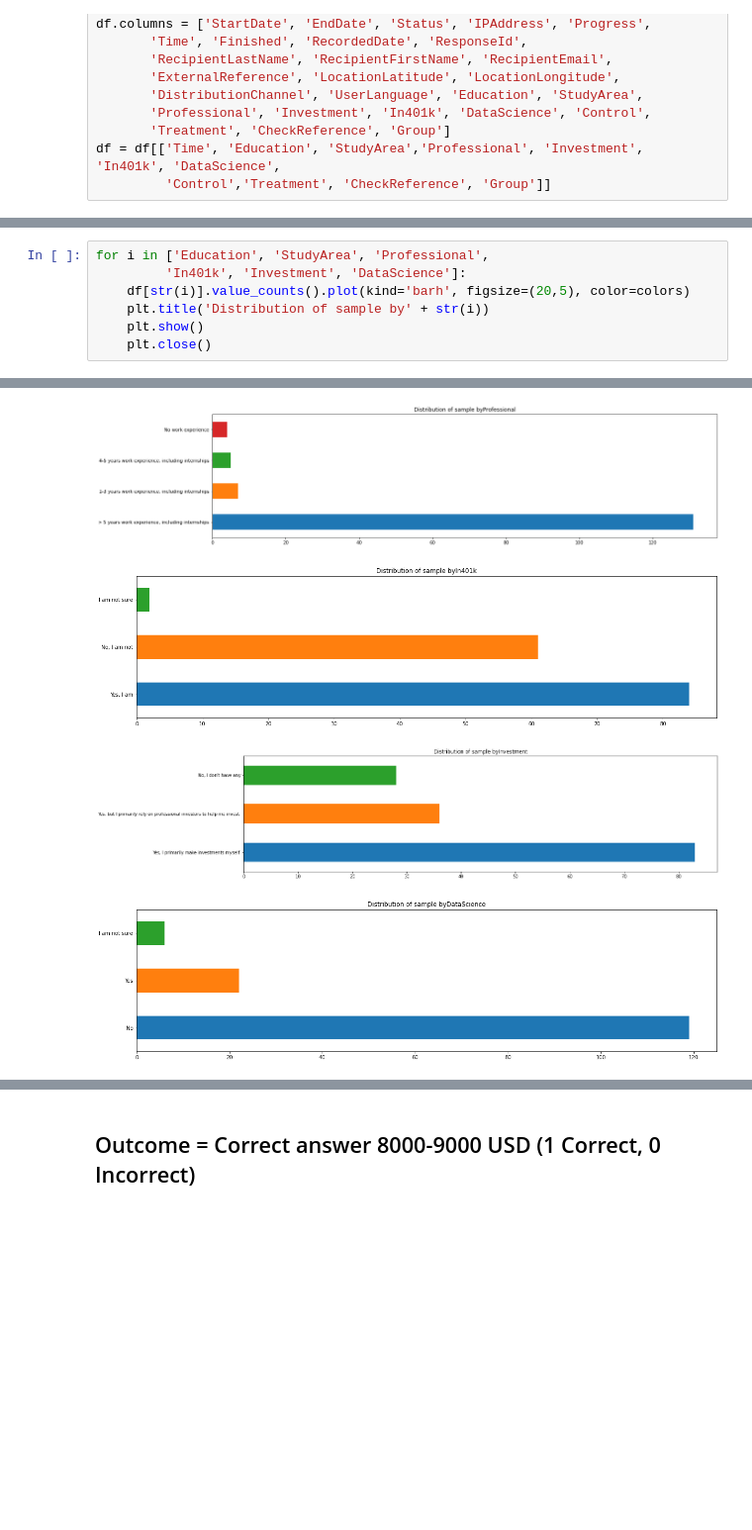
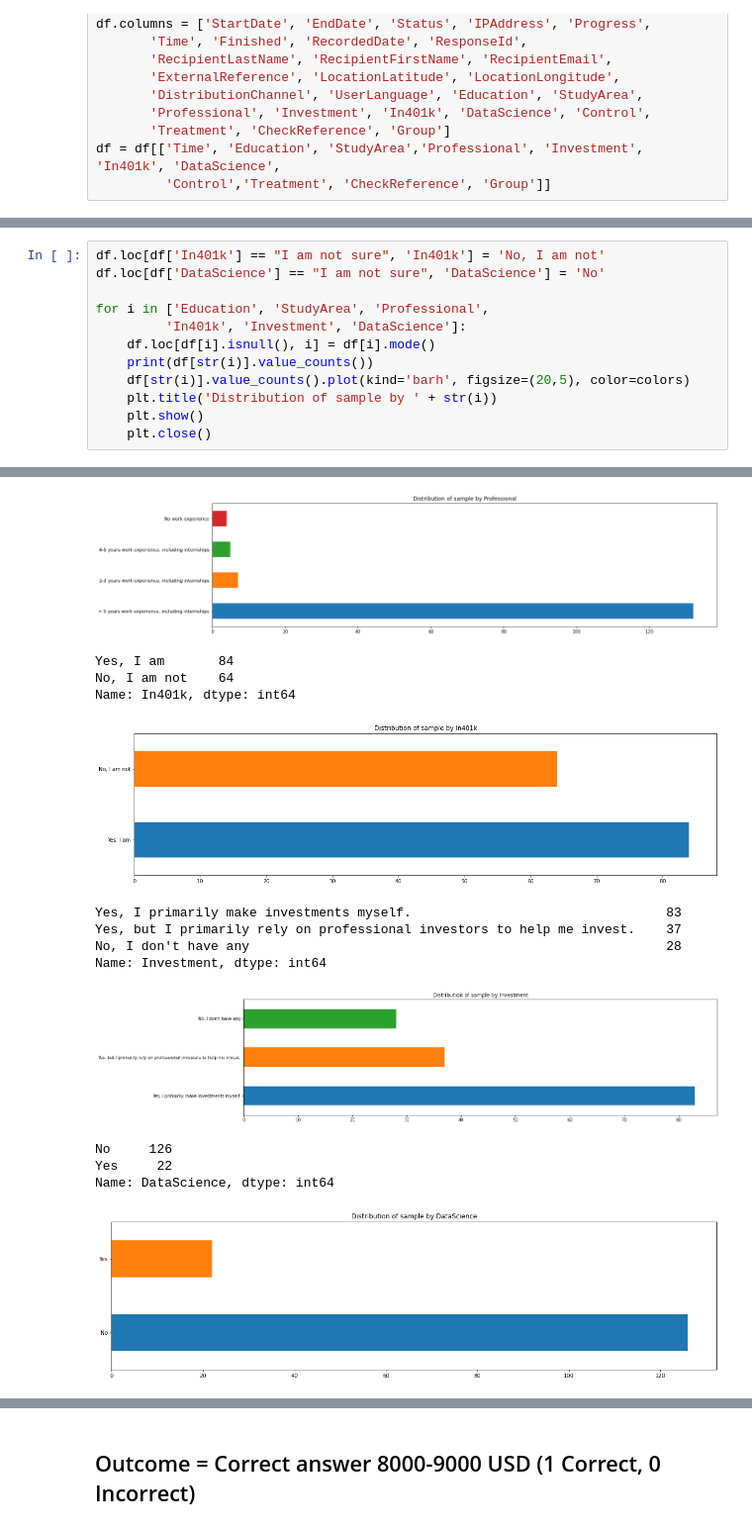
Before and after one commit to victorchenberkeley/w241_finalproject, a Jupyter notebook: w241_final_analysis.ipynb, the cells around one changed output, grey strips where cells are left out. Shown at 99% size. Cells and saved outputs as stored; diff of their text form; blank space fills up the shorter version.

```diff
--- a/w241_final_analysis.ipynb
+++ b/w241_final_analysis.ipynb
@@ -61,8 +61,13 @@ memory usage: 13.8+ KB
 # %%
+df.loc[df['In401k'] == "I am not sure", 'In401k'] = 'No, I am not'
+df.loc[df['DataScience'] == "I am not sure", 'DataScience'] = 'No'
+
 for i in ['Education', 'StudyArea', 'Professional',
          'In401k', 'Investment', 'DataScience']:
+    df.loc[df[i].isnull(), i] = df[i].mode()
+    print(df[str(i)].value_counts())
     df[str(i)].value_counts().plot(kind='barh', figsize=(20,5), color=colors)
-    plt.title('Distribution of sample by' + str(i))
+    plt.title('Distribution of sample by ' + str(i))
     plt.show()
     plt.close()
 # %% [output]
@@ -71,5 +93,15 @@ for i in ['Education', 'StudyArea', 'Professional',
 [figure]
+Yes, I am       84
+No, I am not    64
+Name: In401k, dtype: int64
-[figure, old version]
+[figure, new version]
+Yes, I primarily make investments myself.                                 83
+Yes, but I primarily rely on professional investors to help me invest.    37
+No, I don't have any                                                      28
+Name: Investment, dtype: int64
-[figure, old version]
+[figure, new version]
+No     126
+Yes     22
+Name: DataScience, dtype: int64
-[figure, old version]
+[figure, new version]
 # %%
```
Also changed, not shown: parts of 36 cells of this notebook, 3 other files.
